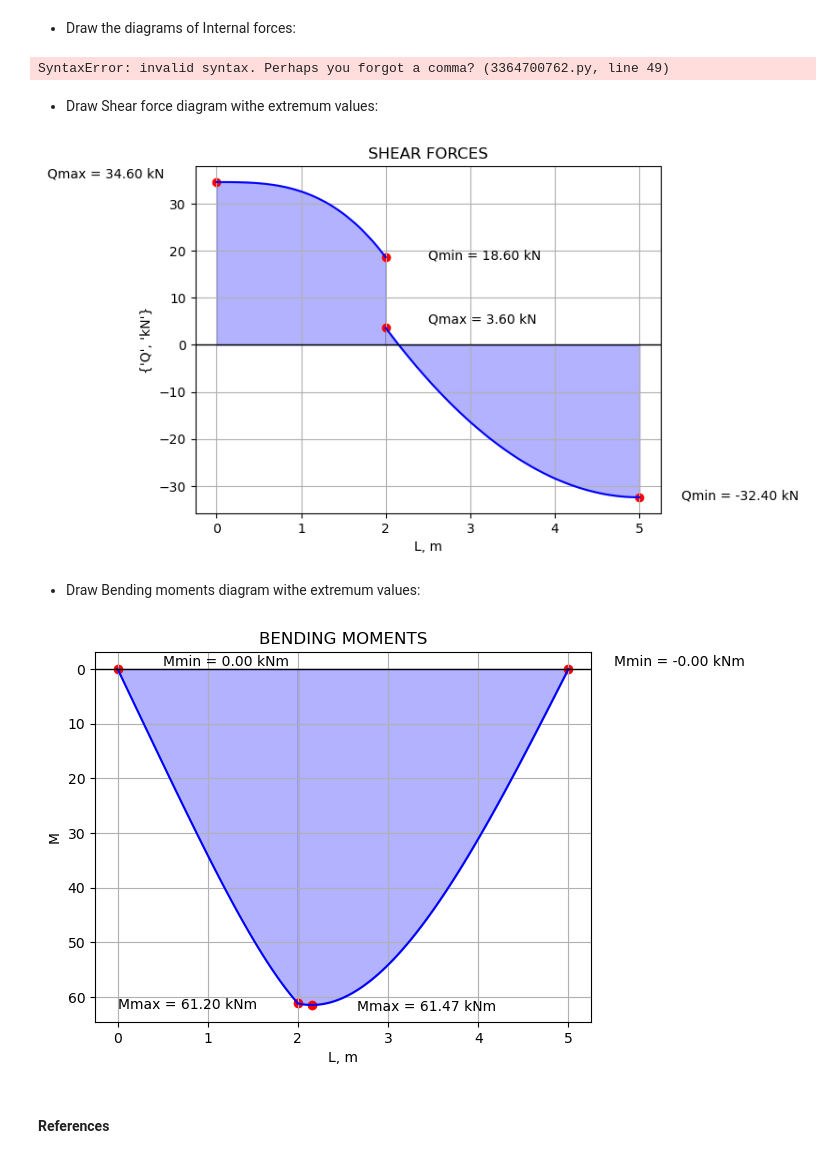
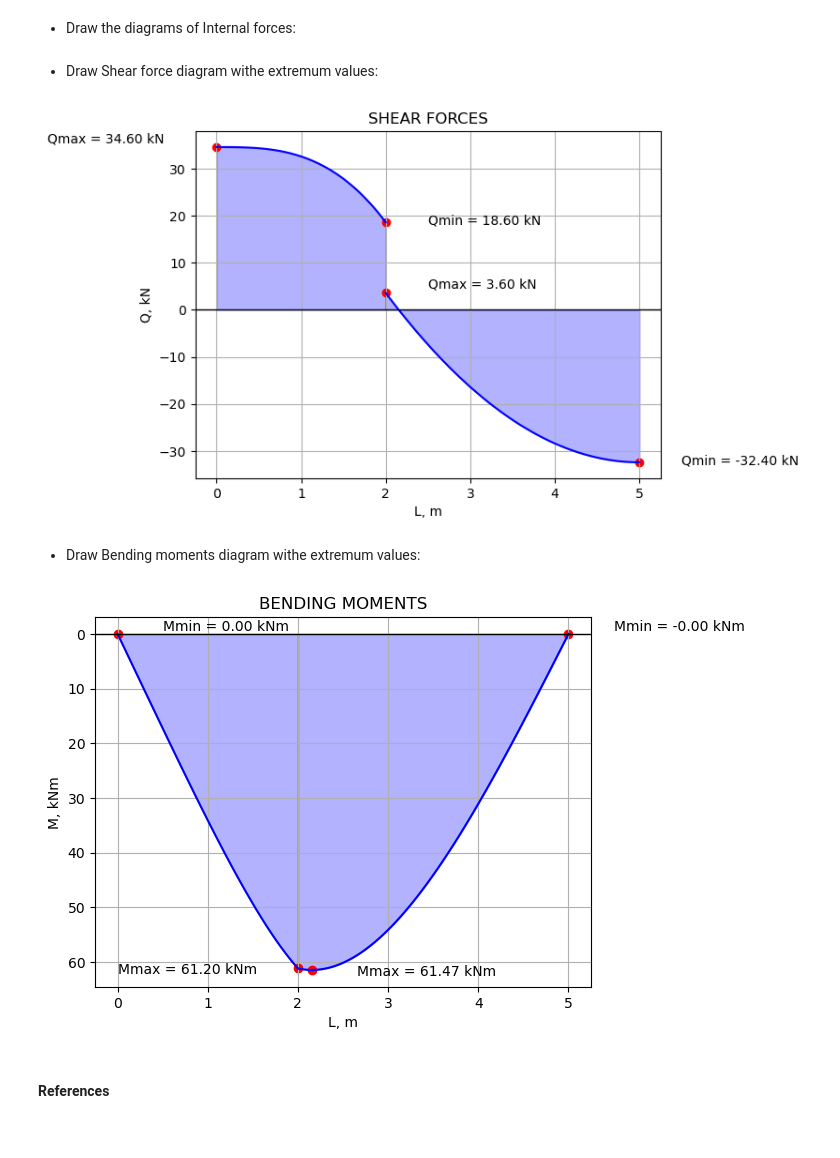
Before and after one commit to AleksandrinaStoyanova/Internal-Forces, a Jupyter notebook: Internal Forces.ipynb, the cells around one changed output. Cells and saved outputs as stored; diff of their text form; code cells hidden in the pictures.

Commit message:
Correcting syntax error in last diagram

```diff
--- a/Internal Forces.ipynb
+++ b/Internal Forces.ipynb
@@ -773,23 +773,21 @@ def draw_integral_internal_force_diagram(x_1_array, y_1_array, x_2_array, y_2_ar
 
     plt.title(diagram_title)
     plt.xlabel("L, m")
-    plt.ylabel(f"{force_label}, {units})
+    plt.ylabel(f"{force_label}, {units}")
     plt.grid(True)
     plt.show()
-# %% [output]
-SyntaxError: invalid syntax. Perhaps you forgot a comma? (3364700762.py, line 49)
 # %% [markdown]
  - Draw Shear force diagram withe extremum values:
 # %%
 draw_integral_internal_force_diagram(x_1, shear_first, (x_2 + l_1), shear_second, "Q", "SHEAR FORCES", "kN", False)
 # %% [output]
-[figure, old version]
+[figure, new version]
 # %% [markdown]
  - Draw Bending moments diagram withe extremum values:
 # %%
-draw_integral_internal_force_diagram(x_1, moment_first, (x_2 + l_1), moment_second, "M", "BENDING MOMENTS", True)
+draw_integral_internal_force_diagram(x_1, moment_first, (x_2 + l_1), moment_second, "M", "BENDING MOMENTS", "kNm", True)
 # %% [output]
-[figure, old version]
+[figure, new version]
 # %% [markdown]
 #### References
 # %% [markdown]
```
